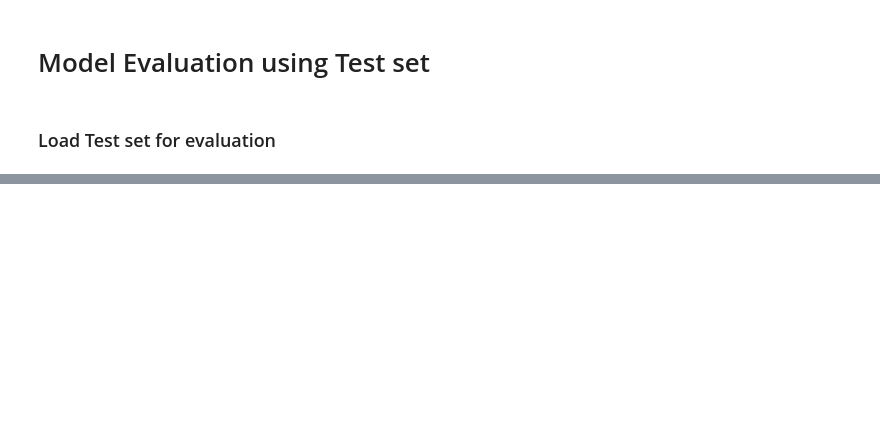
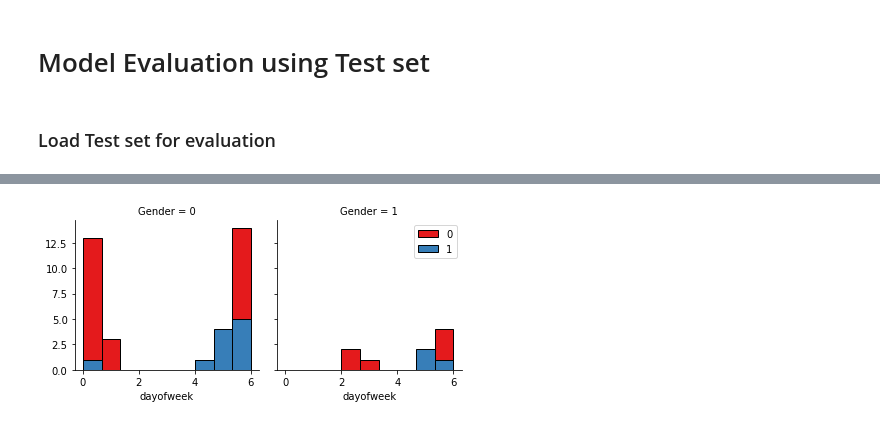
Before and after one commit to GarvTambi/Coursera_capstone_Project, a Jupyter notebook: Captone_intro_Notebook.ipynb, the cells around one changed output, grey strips where cells are left out. Drawn from its saved outputs; the diff is of its cells as text; code cells hidden in the pictures; blank space fills up the shorter version.

```diff
--- a/Captone_intro_Notebook.ipynb
+++ b/Captone_intro_Notebook.ipynb
@@ -689,0 +732,3 @@ from sklearn.metrics import log_loss
+# %%
+drop_columns = ["Unnamed: 0", "Unnamed: 0.1"]
+test_df.drop(labels= drop_columns, axis=1, inplace=True)
@@ -689,0 +741,7 @@ from sklearn.metrics import log_loss
+# %%
+test_df['due_date'] = pd.to_datetime(test_df['due_date'])
+test_df['effective_date'] = pd.to_datetime(test_df['effective_date'])
+# %%
+## Lets convert male to 0 and female to 1:
+test_df['Gender'].replace(to_replace=['male','female'], value=[0,1],inplace=True)
+test_df.head()
@@ -689,0 +755,3 @@ from sklearn.metrics import log_loss
+# %%
+test_df['loan_status'].replace(to_replace=['PAIDOFF','COLLECTION'], value=[0,1],inplace=True)
+test_df.head()
@@ -689,0 +765,9 @@ from sklearn.metrics import log_loss
+# %%
+test_df['dayofweek'] = test_df['effective_date'].dt.dayofweek
+bins = np.linspace(test_df.dayofweek.min(), test_df.dayofweek.max(), 10)
+g = sns.FacetGrid(test_df, col="Gender", hue="loan_status", palette="Set1", col_wrap=2)
+g.map(plt.hist, 'dayofweek', bins=bins, ec="k")
+g.axes[-1].legend()
+plt.show()
+# %% [output]
+[figure, added]
```
Also changed, not shown: parts of 85 cells of this notebook.
